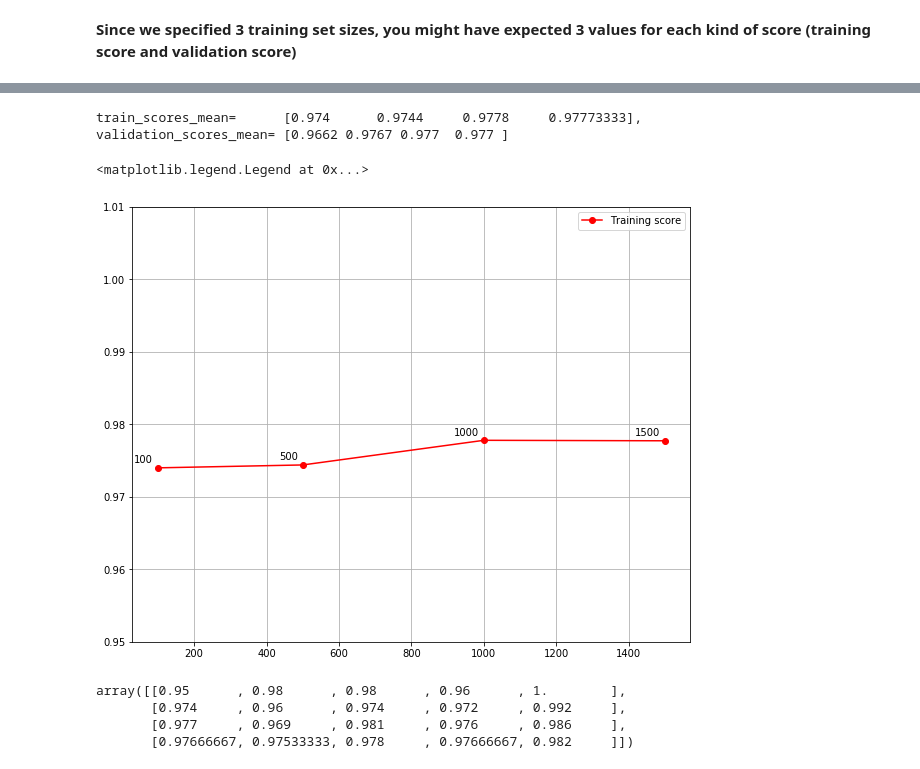
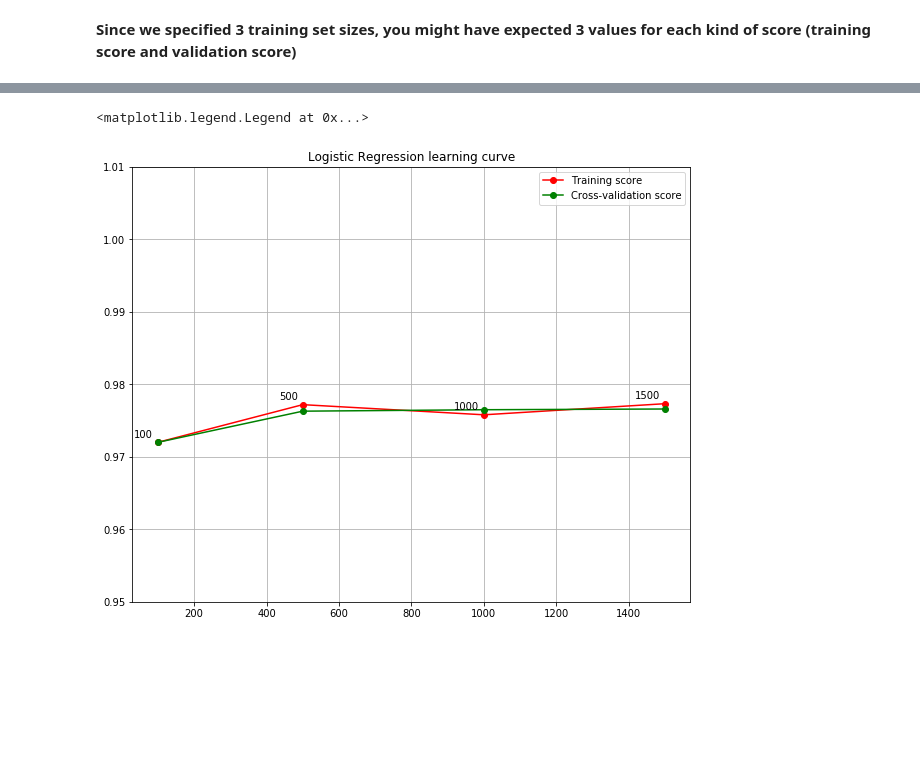
Before and after one commit to SosnovschenkoR/ml-tasks, a Jupyter notebook: plotting_learning_curves.ipynb, the cells around one changed output, grey strips where cells are left out. Cells and saved outputs as stored; diff of their text form; code cells hidden in the pictures; blank space fills up the shorter version.

```diff
--- a/plotting_learning_curves.ipynb
+++ b/plotting_learning_curves.ipynb
@@ -244,30 +205,16 @@ validation_scores_mean= [0.9662 0.9767 0.977  0.977 ]
-# %%
-# shuffle=True
-train_scores_mean = train_scores.mean(axis = 1)
-validation_scores_mean = validation_scores.mean(axis = 1)
-print('train_scores_mean=\t{},\nvalidation_scores_mean=\t{}'.format(train_scores_mean, validation_scores_mean))
-# %% [output]
-train_scores_mean=      [0.974      0.9744     0.9778     0.97773333],
-validation_scores_mean= [0.9662 0.9767 0.977  0.977 ]
 # %%
 fig, ax = plt.subplots(figsize=(10, 8))
 ylim=(0.95, 1.01)
 ax.set_ylim(*ylim)
-ax.set_title('Logistic Regression learn')
+ax.set_title('Logistic Regression learning curve')
 ax.grid(True)
 ax.plot(train_sizes, train_scores_mean, 'o-', color="r", label="Training score")
-for X, Y in zip(train_sizes, train_scores_mean):
+ax.plot(train_sizes, validation_scores_mean, 'o-', color="g", label="Cross-validation score")
+for lx, ly in zip(train_sizes, train_scores_mean):
     # Annotate the points 5 _points_ above and to the left of the vertex
-    ax.annotate('{}'.format(X), xy=(X,Y), xytext=(-5, 5), ha='right', textcoords='offset points')
-#    axes.plot(train_sizes, test_scores_mean, 'o-', color="g", label="Cross-validation score")
+    ax.annotate('{}'.format(lx), xy=(lx,ly), xytext=(-5, 5), ha='right', textcoords='offset points')
+
 ax.legend(loc="best")
 # %% [output]
 <matplotlib.legend.Legend at 0x...>
-[figure, old version]
+[figure, new version]
-# %%
-train_scores
-# %% [output]
-array([[0.95      , 0.98      , 0.98      , 0.96      , 1.        ],
-       [0.974     , 0.96      , 0.974     , 0.972     , 0.992     ],
-       [0.977     , 0.969     , 0.981     , 0.976     , 0.986     ],
-       [0.97666667, 0.97533333, 0.978     , 0.97666667, 0.982     ]])
```
Also changed, not shown: parts of 15 cells of this notebook, 1 other file.
